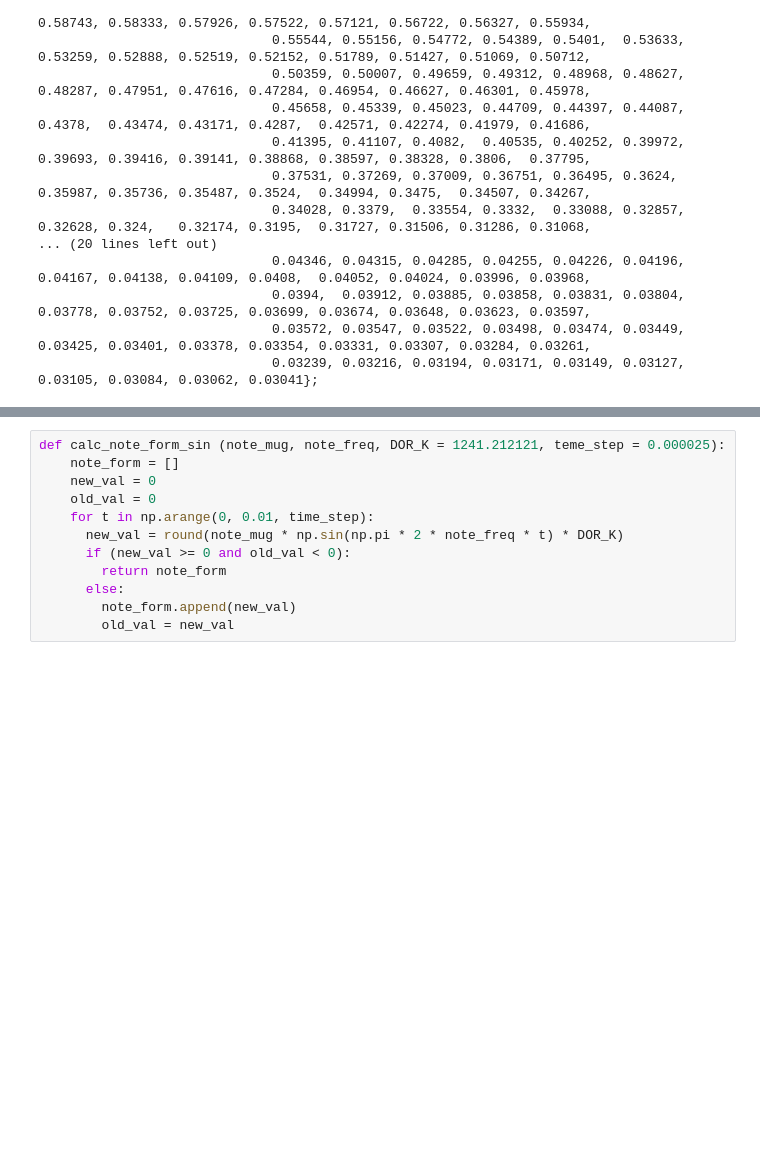
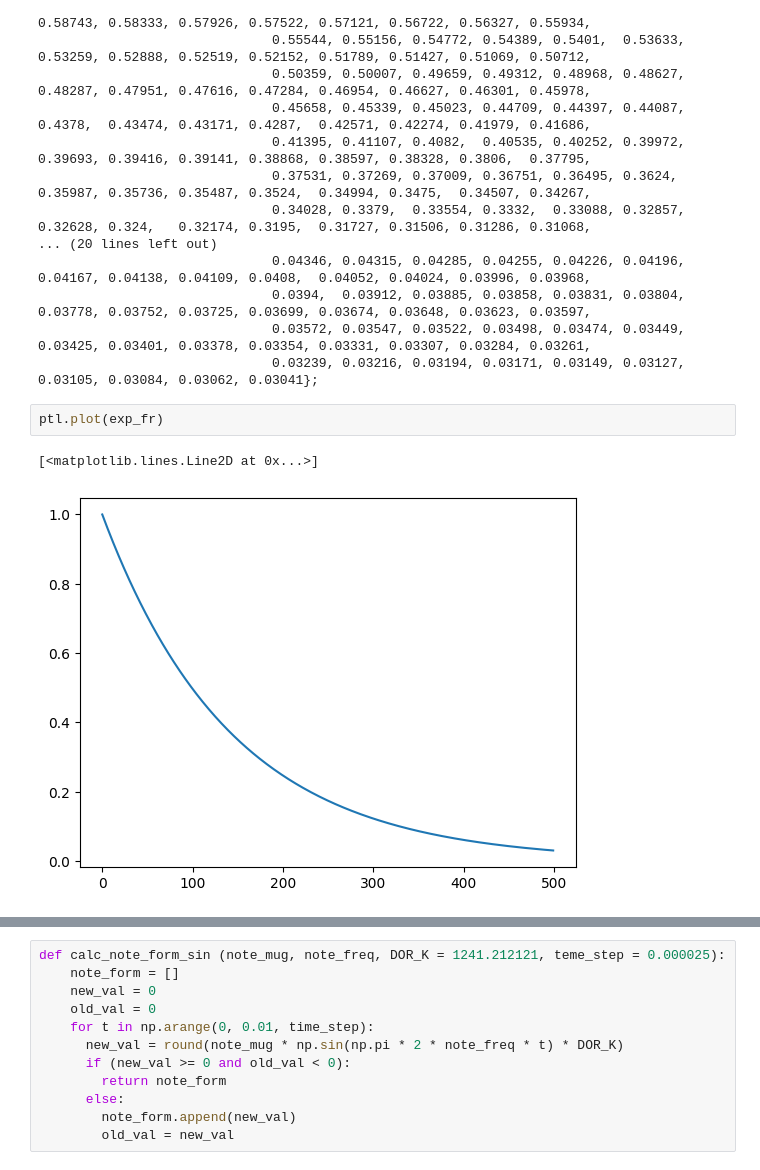
Before and after one commit to darkyfoxy/Stylophone_Card, a Jupyter notebook: note_tables.ipynb, the cells around one changed output, grey strips where cells are left out. Saved outputs shown, nothing was run; the diff lists cells and outputs as text; blank space fills up the shorter version.

```diff
--- a/note_tables.ipynb
+++ b/note_tables.ipynb
@@ -62,3 +58,8 @@ const float EXPONENT [500] = {1.0,     0.99302, 0.9861,  0.97922, 0.97239, 0.965
                               0.0394,  0.03912, 0.03885, 0.03858, 0.03831, 0.03804, 0.03778, 0.03752, 0.03725, 0.03699, 0.03674, 0.03648, 0.03623, 0.03597,
                               0.03572, 0.03547, 0.03522, 0.03498, 0.03474, 0.03449, 0.03425, 0.03401, 0.03378, 0.03354, 0.03331, 0.03307, 0.03284, 0.03261,
                               0.03239, 0.03216, 0.03194, 0.03171, 0.03149, 0.03127, 0.03105, 0.03084, 0.03062, 0.03041};
+# %%
+ptl.plot(exp_fr)
+# %% [output]
+[<matplotlib.lines.Line2D at 0x...>]
+[figure, added]
```
Also changed, not shown: parts of 14 cells of this notebook, 5 other files.
